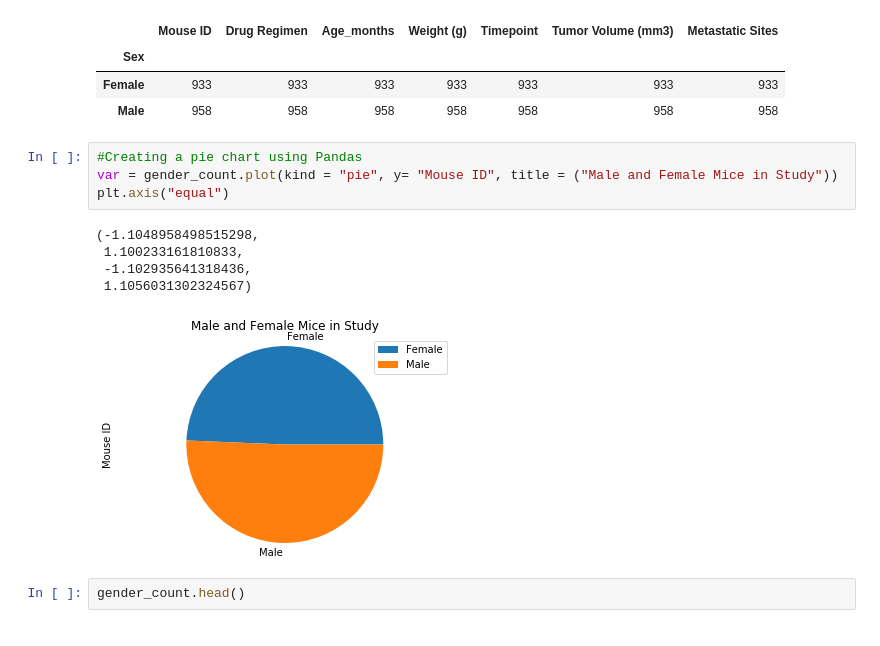
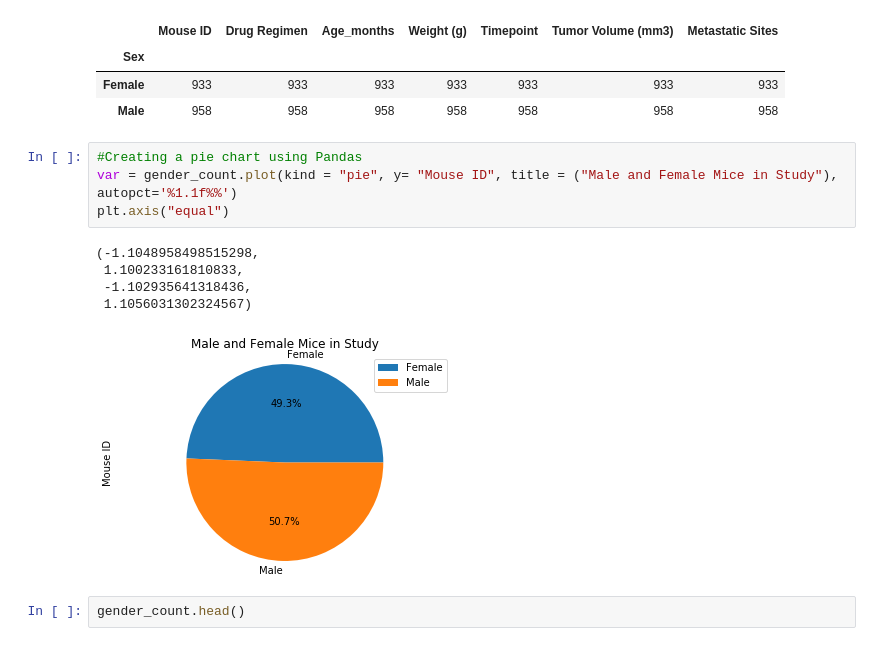
Before and after one commit to carolinelarry/homework_5, a Jupyter notebook: Power of Plots.ipynb, the cells around one changed output. Cells and saved outputs as stored; diff of their text form.

```diff
--- a/Power of Plots.ipynb
+++ b/Power of Plots.ipynb
@@ -185,14 +186,14 @@ gender_count
 | Male | 958 | 958 | 958 | 958 | 958 | 958 | 958 |
 # %%
 #Creating a pie chart using Pandas
-var = gender_count.plot(kind = "pie", y= "Mouse ID", title = ("Male and Female Mice in Study"))
+var = gender_count.plot(kind = "pie", y= "Mouse ID", title = ("Male and Female Mice in Study"), autopct='%1.1f%%')
 plt.axis("equal")
 # %% [output]
 (-1.1048958498515298,
  1.100233161810833,
  -1.102935641318436,
  1.1056031302324567)
-[figure, old version]
+[figure, new version]
 # %%
 gender_count.head()
 # %% [output]
```
Also changed, not shown: parts of 12 cells of this notebook.
